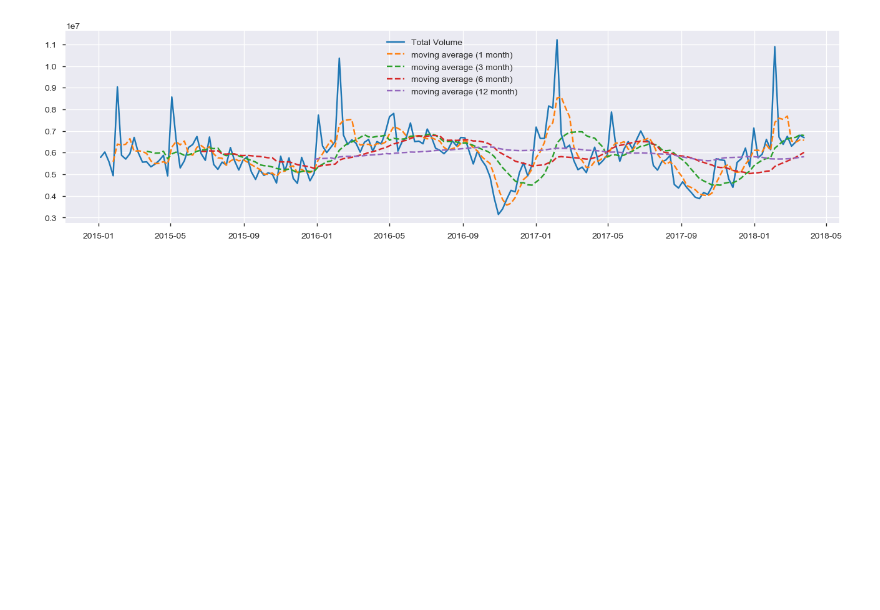
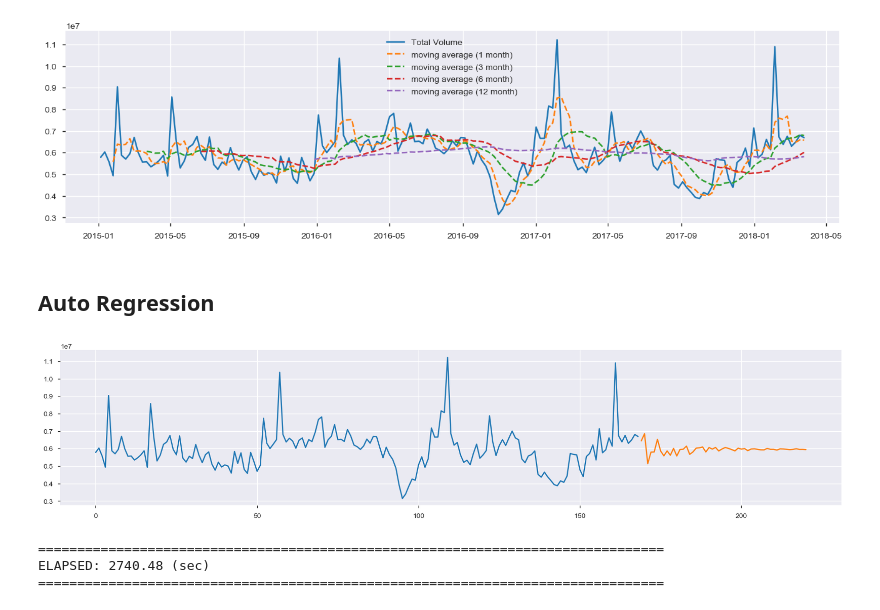
Before and after one commit to tsato-code/DataAnalysisProjects, a Jupyter notebook: notebook/Template_avocado.ipynb, the cells around one changed output. Drawn from its saved outputs; the diff is of its cells as text; code cells hidden in the pictures; blank space fills up the shorter version.

```diff
--- a/notebook/Template_avocado.ipynb
+++ b/notebook/Template_avocado.ipynb
@@ -130,3 +133,27 @@ plt.legend()
 plt.show()
 # %% [output]
 [figure]
+# %% [markdown]
+## Auto Regression
+# %%
+# build
+ar = AR(df_cal_conv["Total Volume"]).fit()
+# predict
+ar_predict = ar.predict(169, 220)
+# %%
+x = df_cal_conv.index
+y = df_cal_conv["Total Volume"]
+x_pred = ar_predict.index
+y_pred = ar_predict
+plt.figure(figsize=(20, 4))
+plt.plot(x, y)
+plt.plot(x_pred, y_pred)
+plt.show()
+# %% [output]
+[figure, added]
+# %%
+end()
+# %% [output]
+================================================================================
+ELAPSED: 2740.48 (sec)
+================================================================================
```
Also changed, not shown: parts of 6 cells of this notebook.
